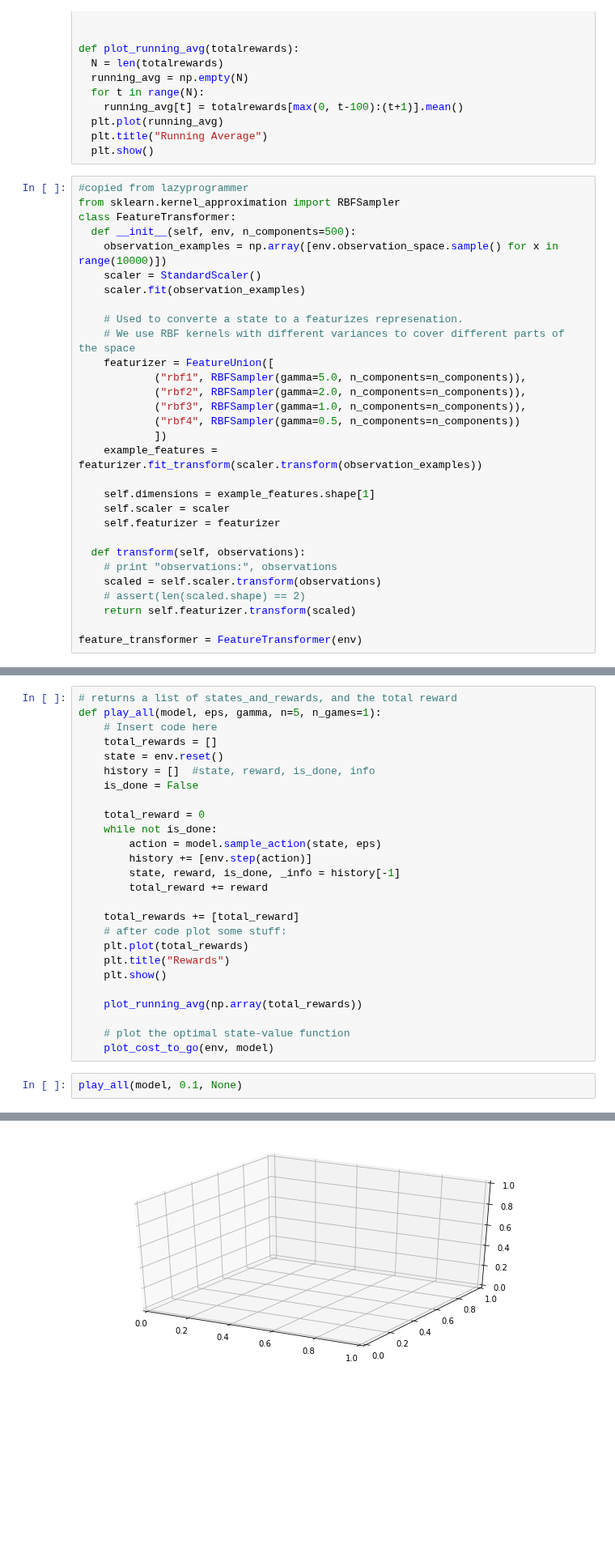
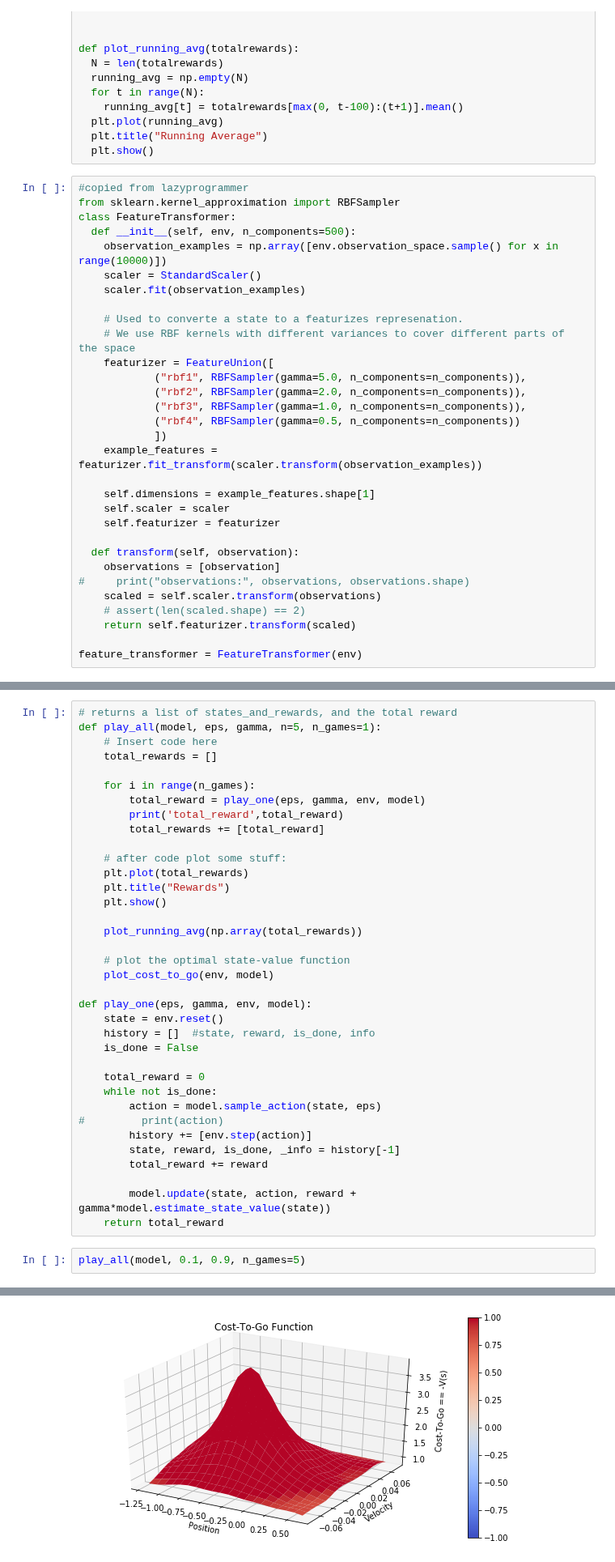
Before and after one commit to NLeSC/reinforcement-learning-course, a Jupyter notebook: exercises/chris/cartpole/n-step.ipynb, the cells around one changed output, grey strips where cells are left out. Shown at 81% size. Cells and saved outputs as stored; diff of their text form; blank space fills up the shorter version.

Commit message:
update n-step solution, see log file.

```diff
--- a/exercises/chris/cartpole/n-step.ipynb
+++ b/exercises/chris/cartpole/n-step.ipynb
@@ -67,8 +67,9 @@ class FeatureTransformer:
     self.scaler = scaler
     self.featurizer = featurizer
 
-  def transform(self, observations):
-    # print "observations:", observations
+  def transform(self, observation):
+    observations = [observation]
+#     print("observations:", observations, observations.shape)
     scaled = self.scaler.transform(observations)
     # assert(len(scaled.shape) == 2)
     return self.featurizer.transform(scaled)
@@ -108,18 +133,12 @@ model = Model(env, feature_transformer, lr)
 def play_all(model, eps, gamma, n=5, n_games=1):
     # Insert code here
     total_rewards = []
-    state = env.reset()
-    history = []  #state, reward, is_done, info
-    is_done = False
 
-    total_reward = 0
-    while not is_done:
-        action = model.sample_action(state, eps)
-        history += [env.step(action)]
-        state, reward, is_done, _info = history[-1]
-        total_reward += reward
+    for i in range(n_games):
+        total_reward = play_one(eps, gamma, env, model)
+        print('total_reward',total_reward)
+        total_rewards += [total_reward]
 
-    total_rewards += [total_reward]
     # after code plot some stuff:
     plt.plot(total_rewards)
     plt.title("Rewards")
@@ -129,6 +148,22 @@ def play_all(model, eps, gamma, n=5, n_games=1):
 
     # plot the optimal state-value function
     plot_cost_to_go(env, model)
+
+def play_one(eps, gamma, env, model):
+    state = env.reset()
+    history = []  #state, reward, is_done, info
+    is_done = False
+
+    total_reward = 0
+    while not is_done:
+        action = model.sample_action(state, eps)
+#         print(action)
+        history += [env.step(action)]
+        state, reward, is_done, _info = history[-1]
+        total_reward += reward
+
+        model.update(state, action, reward + gamma*model.estimate_state_value(state))
+    return total_reward
 # %%
-play_all(model, 0.1, None)
+play_all(model, 0.1, 0.9, n_games=5)
 # %% [output]
@@ -138,3 +177,3 @@ NameError: name 'matplotlib' is not defined
-[figure, old version]
+[figure, new version]
 # %%
 env.step?
```
Also changed, not shown: parts of 6 cells of this notebook.
